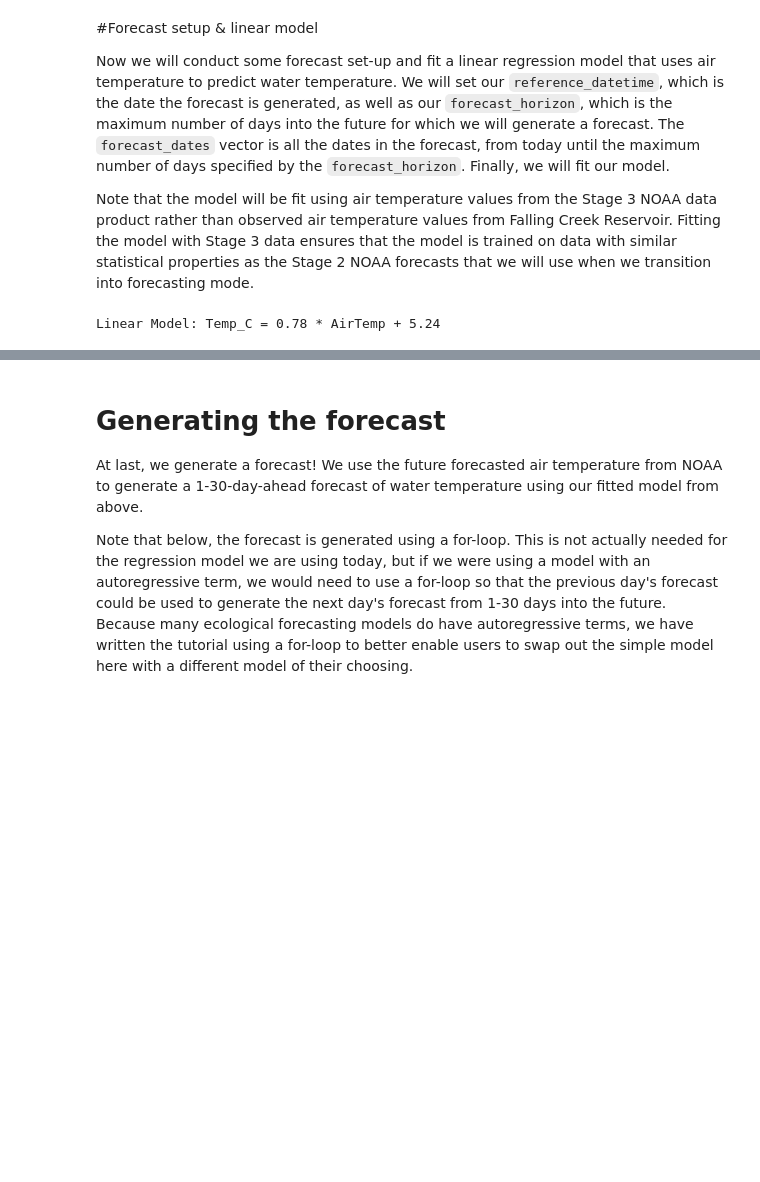
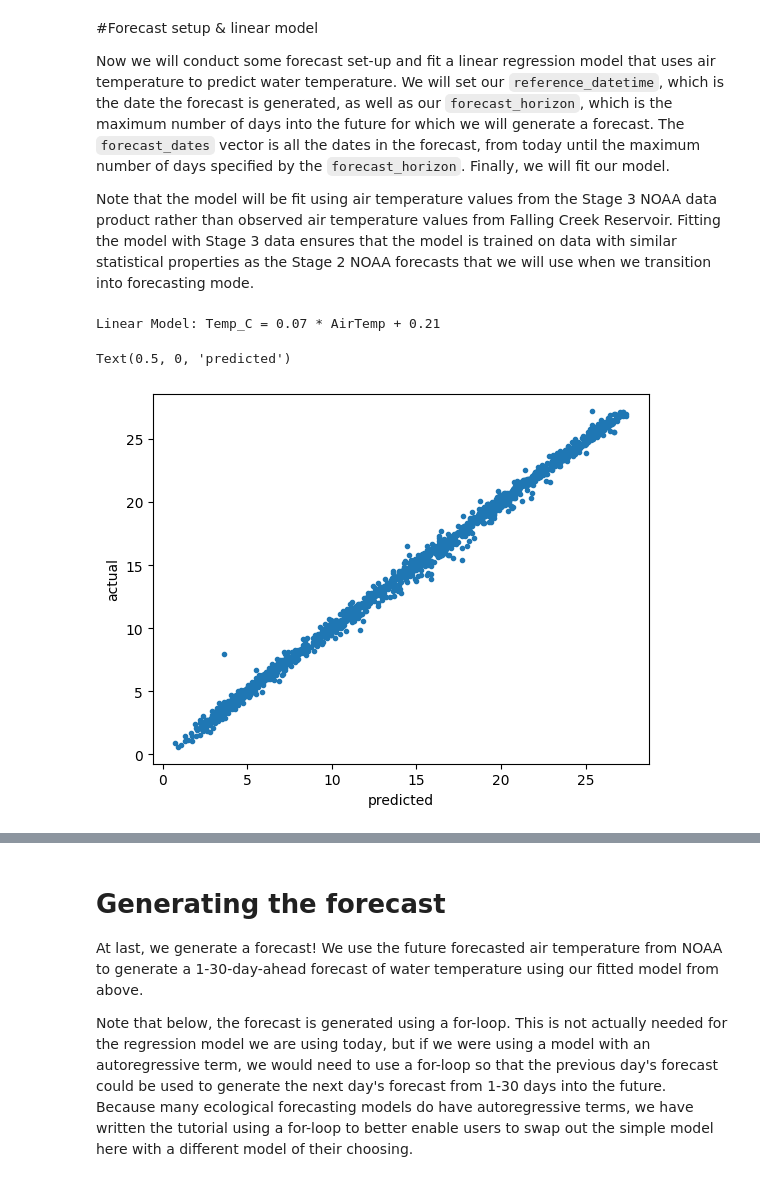
Before and after one commit to jhuggins/PY-VERA_EXAMPLE, a Jupyter notebook: Vera_Example.ipynb, the cells around one changed output, grey strips where cells are left out. Saved outputs shown, nothing was run; the diff lists cells and outputs as text; code cells hidden in the pictures; blank space fills up the shorter version.

```diff
--- a/Vera_Example.ipynb
+++ b/Vera_Example.ipynb
@@ -490,12 +506,22 @@ forecast_dates   = pd.date_range(start=reference_datetime, periods=forecast_hori
 
 # Prepare training data
 train = targets_lm.dropna(subset=['air_temperature', 'Temp_C_mean'])
-X_train = train[['air_temperature']].values
-y_train = train['Temp_C_mean'].values
-
+X_train = np.array([train['air_temperature'].values[1:], train['Temp_C_mean'].values[:-1]]).T
+y_train = train['Temp_C_mean'].values[1:]
 # Fit model
 lin_model = LinearRegression().fit(X_train, y_train)
 coef, intercept = lin_model.coef_[0], lin_model.intercept_
 print(f"Linear Model: Temp_C = {coef:.2f} * AirTemp + {intercept:.2f}")
 # %% [output]
-Linear Model: Temp_C = 0.78 * AirTemp + 5.24
+Linear Model: Temp_C = 0.07 * AirTemp + 0.21
+# %%
+y_pred = lin_model.predict(X_train)
+plt.plot(y_train, y_pred, '.')
+# x_lin = np.array([[-5, 25]]).T
+# y_lin = lin_model.predict(x_lin)
+# plt.plot(x_lin, y_lin)
+plt.ylabel("actual")
+plt.xlabel("predicted")
+# %% [output]
+Text(0.5, 0, 'predicted')
+[figure, added]
```
Also changed, not shown: parts of 11 cells of this notebook.
